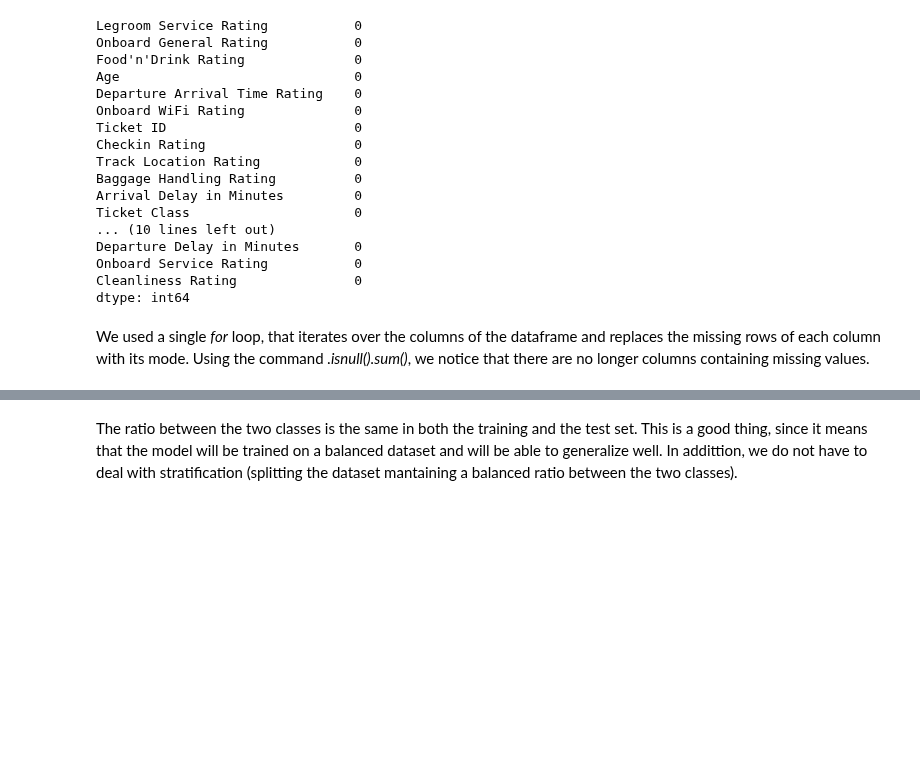
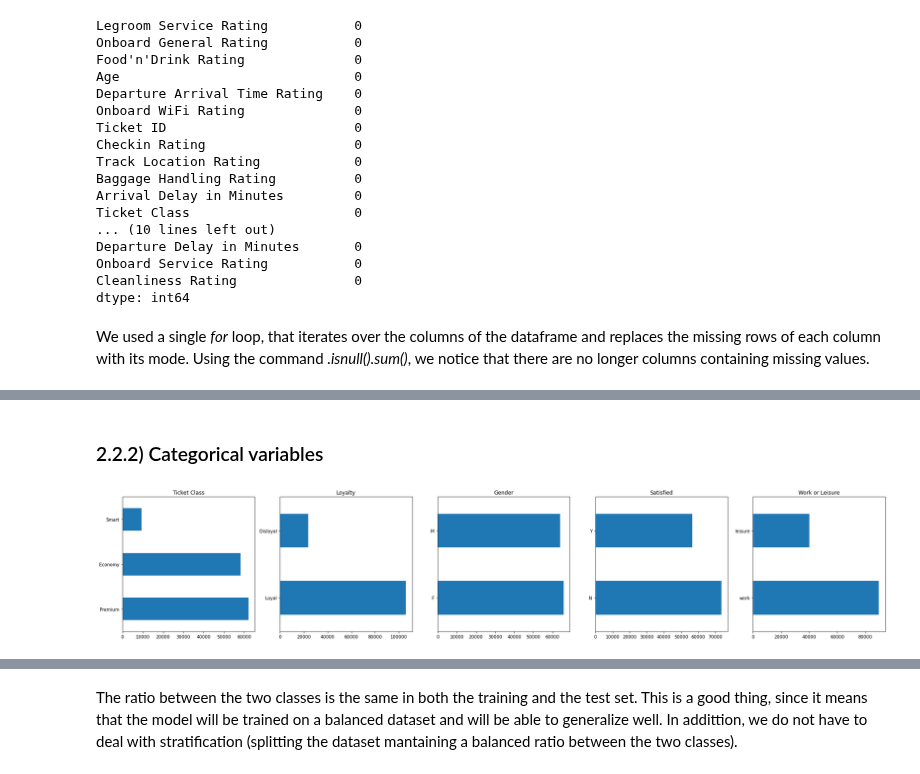
Before and after one commit to Mturco3/AI-ML-Project-2023-2024-285251, a Jupyter notebook: main.ipynb, the cells around one changed output, grey strips where cells are left out. Cells and saved outputs as stored; diff of their text form; code cells hidden in the pictures; blank space fills up the shorter version.

```diff
--- a/main.ipynb
+++ b/main.ipynb
@@ -730,0 +326,17 @@ y_test shape: (22682,)
+# %% [markdown]
+### 2.2.2) Categorical variables
+# %%
+# Determine the number of categorical features
+num_features = len(categorical_features)
+
+# Create a figure with subplots in one row
+fig, axes = plt.subplots(1, num_features, figsize=(num_features * 5, 5))  # Adjust figure size as needed
+
+# Loop through each categorical feature and create a horizontal bar plot
+for i, col in enumerate(categorical_features):
+    categorical_data[col].value_counts().plot(kind='barh', ax=axes[i], title=col)
+
+plt.tight_layout()
+plt.show()
+# %% [output]
+[figure, added]
```
Also changed, not shown: parts of 205 cells of this notebook, 2 other files.
